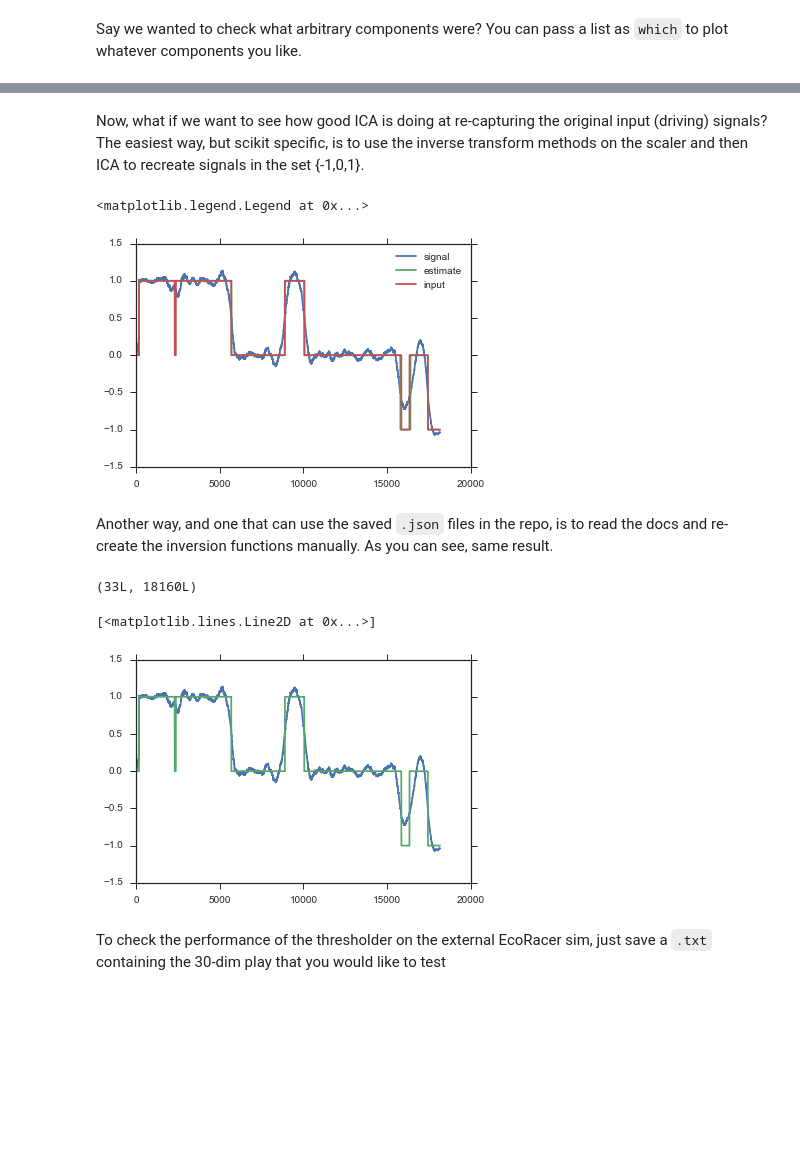
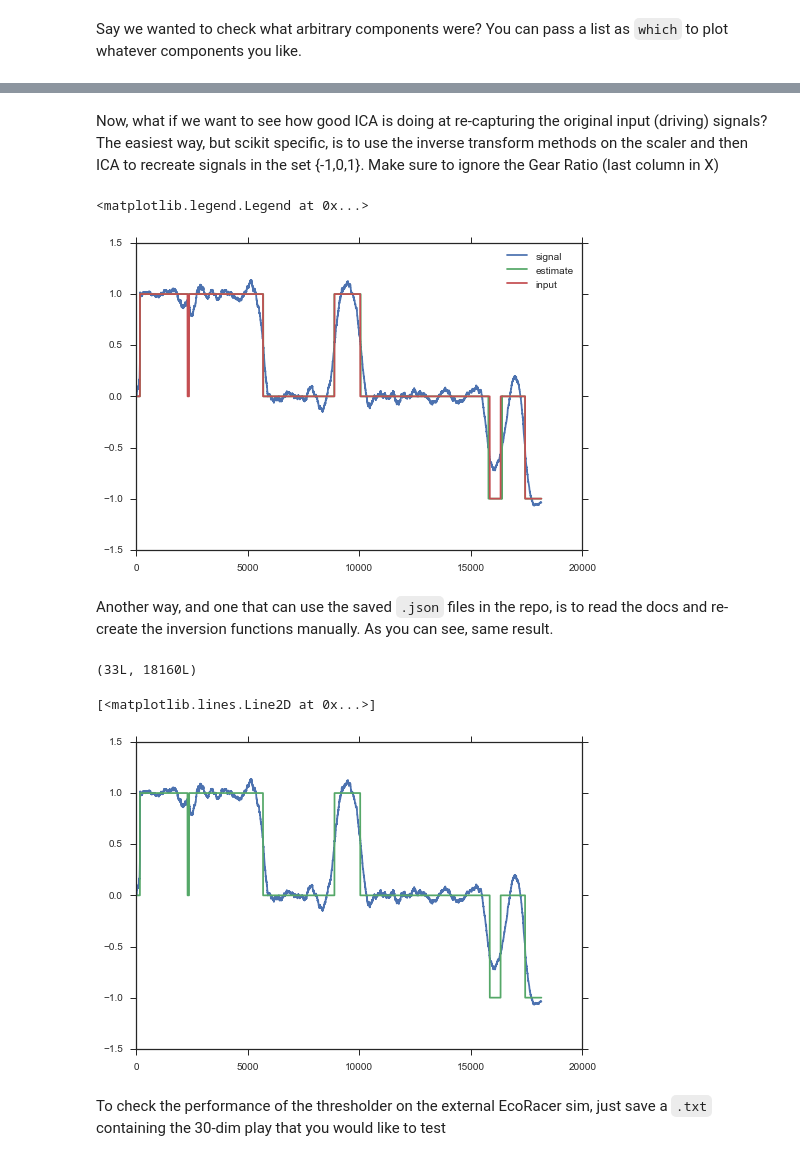
Before and after one commit to DesignInformaticsLab/EcoRacer2016, a Jupyter notebook: Player2_Example.ipynb, the cells around one changed output, grey strips where cells are left out. Saved outputs shown, nothing was run; the diff lists cells and outputs as text; code cells hidden in the pictures; blank space fills up the shorter version.

```diff
--- a/Player2_Example.ipynb
+++ b/Player2_Example.ipynb
@@ -118,26 +119,26 @@ for n,i in enumerate(which):
 # %% [markdown]
-Now, what if we want to see how good ICA is doing at re-capturing the original input (driving) signals? The easiest way, but scikit specific, is to use the inverse transform methods on the scaler and then ICA to recreate signals in the set {-1,0,1}.
+Now, what if we want to see how good ICA is doing at re-capturing the original input (driving) signals? The easiest way, but scikit specific, is to use the inverse transform methods on the scaler and then ICA to recreate signals in the set {-1,0,1}. Make sure to ignore the Gear Ratio (last column in X)
 # %%
 n=12
 rounds=np.array([-1., 0., 1.])
-x_proj=pre.pca.inverse_transform(scale.inverse_transform(X))
+x_proj=pre.pca.inverse_transform(scale.inverse_transform(X)[:,:-1])
 x_est= np.subtract.outer(x_proj[n], rounds)
 y_est = np.argmin(abs(x_est), axis=1)
 plt.plot(x_proj[n], label='signal')
 plt.plot(rounds[y_est], label='estimate')
 plt.plot(pre.all_dat[masks[1]][n], label='input')
 plt.legend()
 # %% [output]
 <matplotlib.legend.Legend at 0x...>
-[figure, old version]
+[figure, new version]
 # %% [markdown]
 Another way, and one that can use the saved `.json` files in the repo, is to read the docs and re-create the inversion functions manually. As you can see, same result.
 # %%
 test_x = np.copy(X)
-check_x = pre.pca.inverse_transform(scale.inverse_transform(X))
+check_x = pre.pca.inverse_transform(scale.inverse_transform(X)[:,:-1])
 
 test_x = (test_x-scale.min_)/scale.scale_ #de-scale it
-test_x = np.dot(test_x, pre.pca.mixing_.T)+ pre.pca.mean_ #project back/whiten
+test_x = np.dot(test_x[:,:-1], pre.pca.mixing_.T)+ pre.pca.mean_ #project back/whiten
 plt.plot(test_x[12])
 
 print test_x.shape
@@ -145,7 +146,7 @@ plt.plot(pre.all_dat[masks[1]][12])
 # %% [output]
 (33L, 18160L)
 [<matplotlib.lines.Line2D at 0x...>]
-[figure, old version]
+[figure, new version]
 # %% [markdown]
 To check the performance of the thresholder on the external EcoRacer sim, just save a `.txt` containing the 30-dim play that you would like to test
 # %%
```
Also changed, not shown: parts of 7 cells of this notebook, 4 other files.
